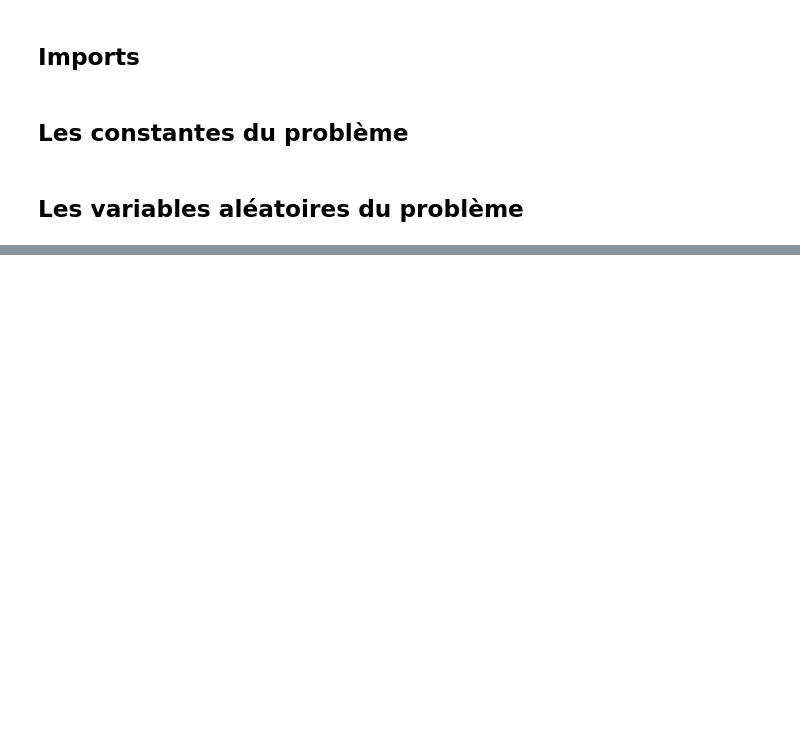
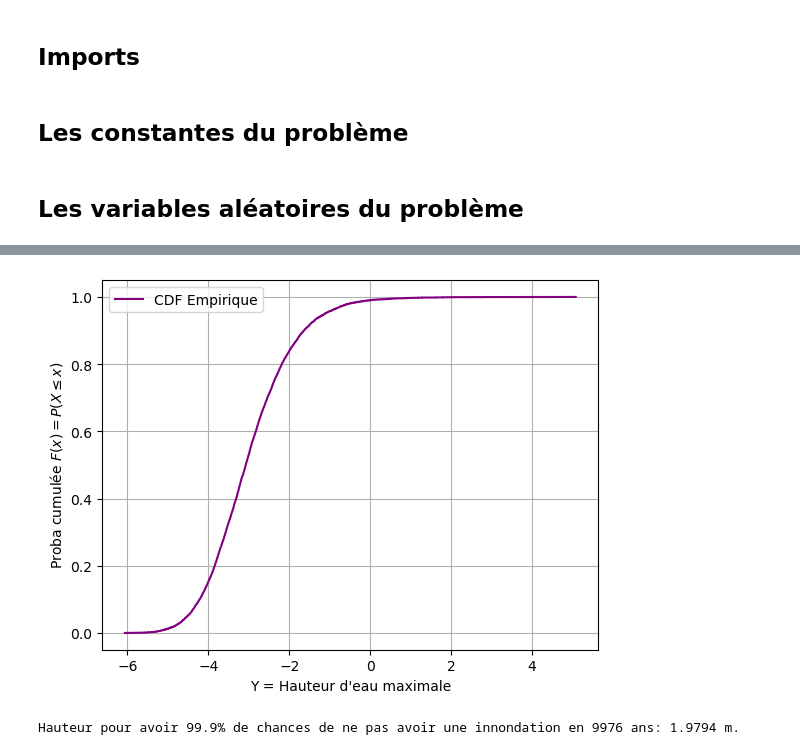
Before and after one commit to ThomasAPRichard/Fiabilite, a Jupyter notebook: Fiabilite_2emeApproche.ipynb, the cells around one changed output, grey strips where cells are left out. Drawn from its saved outputs; the diff is of its cells as text; code cells hidden in the pictures; blank space fills up the shorter version.

```diff
--- a/Fiabilite_2emeApproche.ipynb
+++ b/Fiabilite_2emeApproche.ipynb
@@ -54,0 +161,24 @@ Moyennes (approx) : 1330.908655036199 29.93877716318075 50.00907015044145 54.994
+# %%
+Y = Zc - Zb
+risque = 0.001
+confiance = 1 - risque # 0.999
+# drop les Nan de Y
+Y = Y[~np.isnan(Y)]
+Y_sorted = np.sort(Y)
+# %%
+# Tracer la fonction de répartition empirique de Y
+plt.step(Y_sorted, np.arange(1, len(Y)+1) / len(Y), where='post', label='CDF Empirique', color='purple')
+
+plt.xlabel("Y = Hauteur d'eau maximale")
+plt.ylabel('Proba cumulée $F(x) = P(X \leq x)$')
+plt.grid(True, which="both", ls="-")
+plt.legend()
+plt.show()
+
+indice = int(confiance * len(Y))
+hd_manual = Y_sorted[indice]
+
+print(f"Hauteur pour avoir {confiance*100}% de chances de ne pas avoir une innondation en {len(Y)} ans: {hd_manual:.4f} m.")
+# %% [output]
+[figure, added]
+Hauteur pour avoir 99.9% de chances de ne pas avoir une innondation en 9976 ans: 1.9794 m.
```
Also changed, not shown: parts of 14 cells of this notebook.
